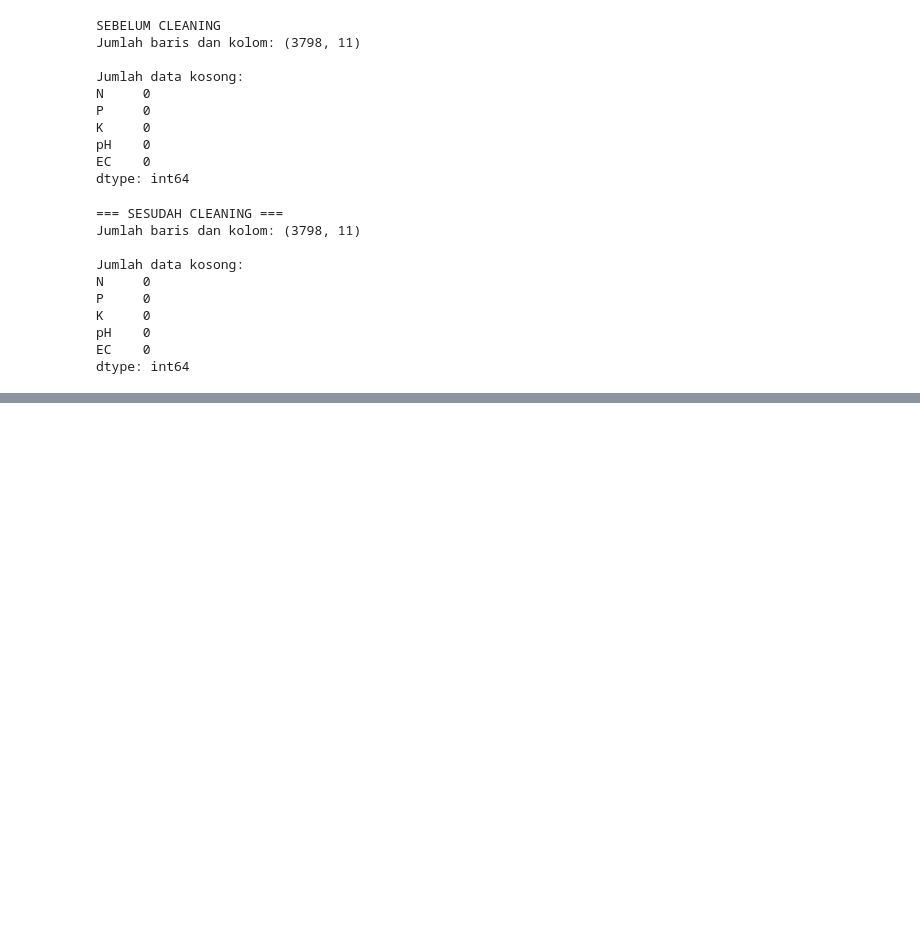
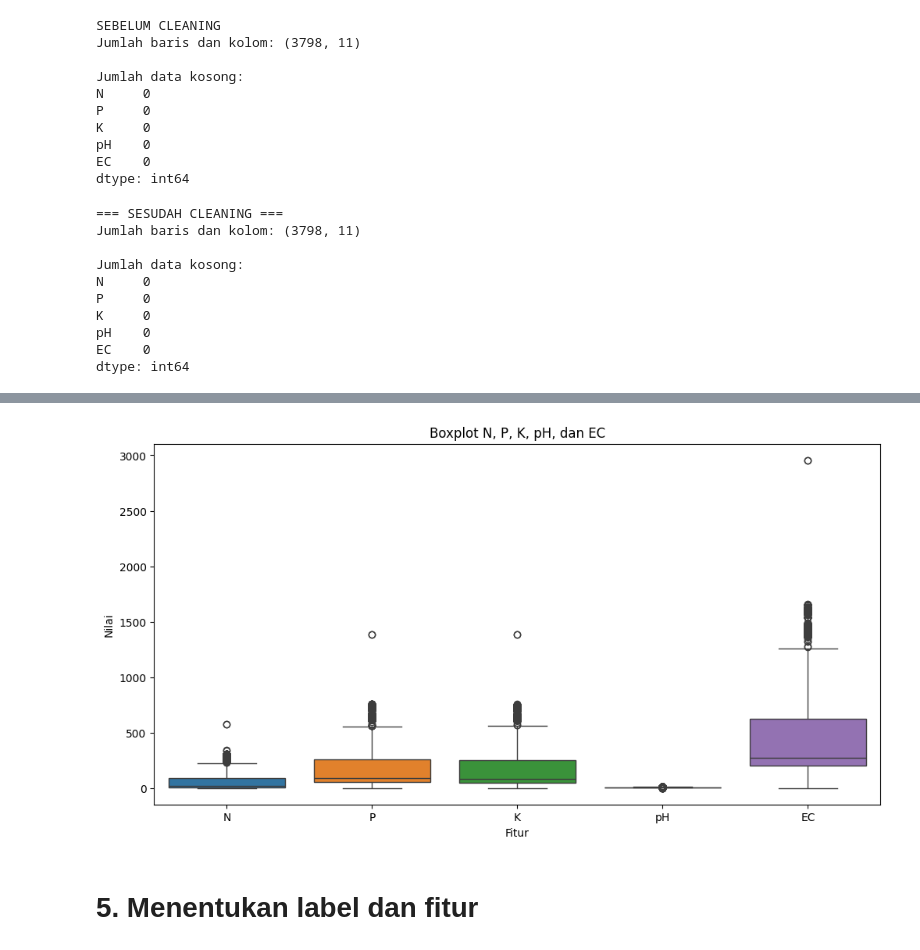
Before and after one commit to nurulfdlharba-dotcom/randomforest, a Jupyter notebook: Main.ipynb, the cells around one changed output, grey strips where cells are left out. Saved outputs shown, nothing was run; the diff lists cells and outputs as text; code cells hidden in the pictures; blank space fills up the shorter version.

```diff
--- a/Main.ipynb
+++ b/Main.ipynb
@@ -116,0 +170,19 @@ dtype: int64
+# %%
+# =========================
+# 4. ANALISIS OUTLIER
+# =========================
+
+plt.figure(figsize=(12, 6))
+
+# Membuat boxplot untuk melihat nilai yang ekstrem
+sns.boxplot(data=df_clean[features])
+
+plt.title("Boxplot N, P, K, pH, dan EC")
+plt.xlabel("Fitur")
+plt.ylabel("Nilai")
+
+plt.show()
+# %% [output]
+[figure, added]
+# %% [markdown]
+# 5. Menentukan label dan fitur
```
Also changed, not shown: parts of 47 cells of this notebook.
